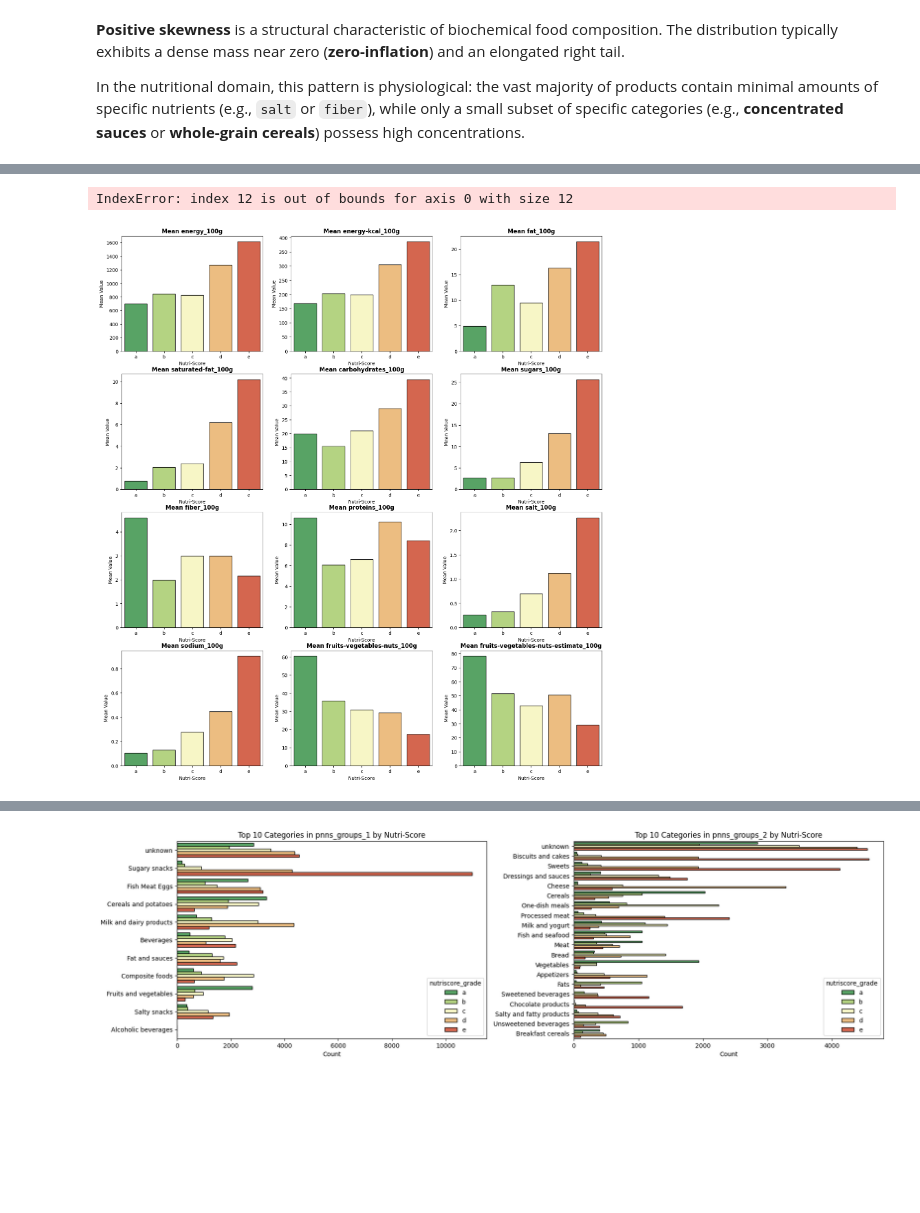
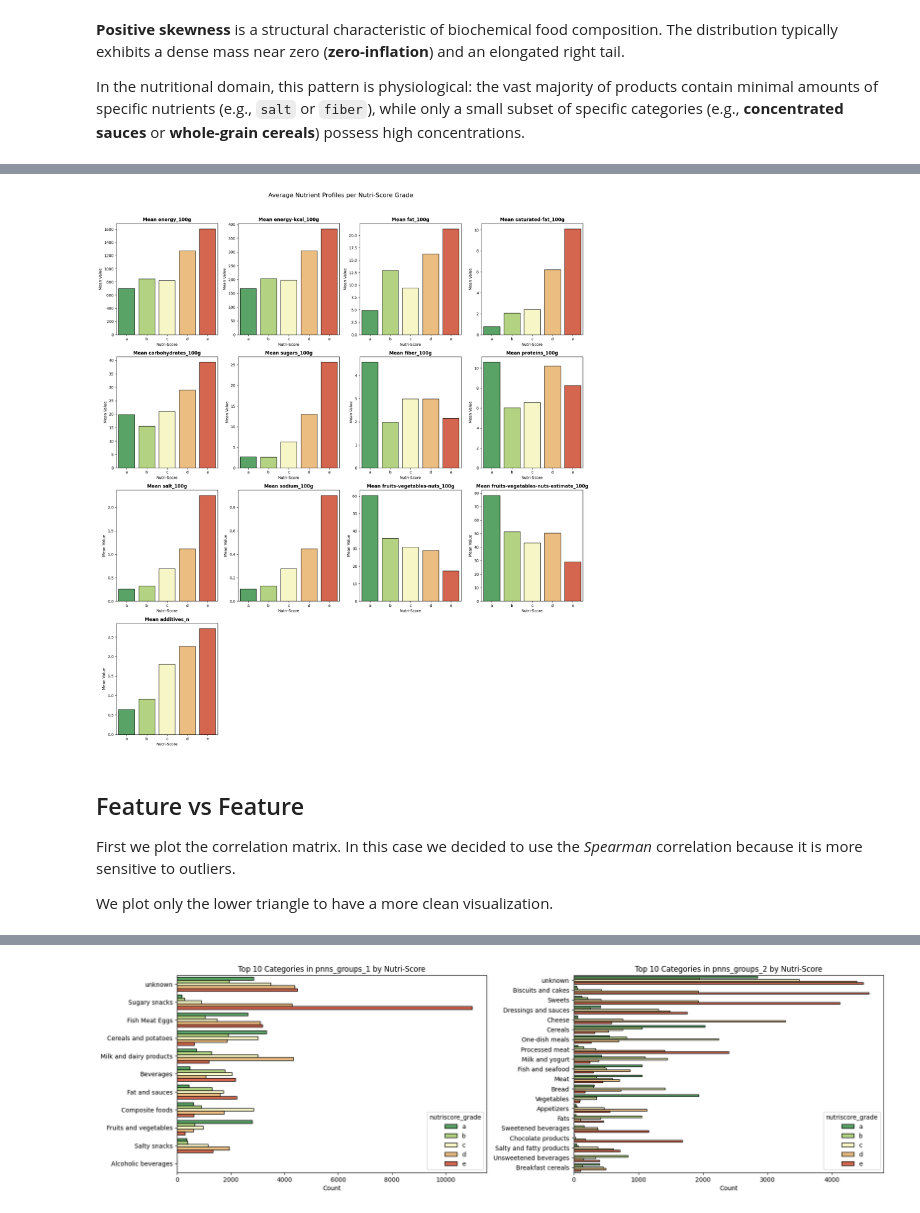
Before and after one commit to djacoo/ml-nutriscore-prediction, a Jupyter notebook: docs/notebooks/eda.ipynb, the cells around one changed output, grey strips where cells are left out. Saved outputs shown, nothing was run; the diff lists cells and outputs as text; code cells hidden in the pictures; blank space fills up the shorter version.

```diff
--- a/docs/notebooks/eda.ipynb
+++ b/docs/notebooks/eda.ipynb
@@ -124,7 +130,8 @@ valid_ranges = {
     'fiber_100g': (0, 100),
     'proteins_100g': (0, 100),
     'salt_100g': (0, 100),
-    'energy_100g': (0, 5000)
+    'energy_100g': (0, 5000),
+    'energy-kcal_100g': (0,1000)
 }
 
 print(f"Rows pre-cleaning: {df.shape[0]}")
@@ -246,35 +270,40 @@ plt.show()
 # %%
 nutriscore_means = df.groupby('nutriscore_grade')[numerical_features].mean()
 
-n_cols = 3
+n_cols = 4
 n_rows = 4
 
 fig, axes = plt.subplots(n_rows, n_cols, figsize=(18, 5 * n_rows))
 axes = axes.flatten()
 
 for i, col in enumerate(numerical_features):
     sns.barplot(
         x=nutriscore_means.index,
         y=nutriscore_means[col],
         palette='RdYlGn_r',
         hue=nutriscore_means.index,
         ax=axes[i],
         edgecolor='black'
     )
 
     axes[i].set_title(f'Mean {col}', fontsize=12, fontweight='bold')
     axes[i].set_xlabel('Nutri-Score')
     axes[i].set_ylabel('Mean Value')
 
 for j in range(i + 1, len(axes)):
     fig.delaxes(axes[j])
 
 plt.suptitle("Average Nutrient Profiles per Nutri-Score Grade", fontsize=16, y=1.02)
 plt.tight_layout()
 plt.show()
 # %% [output]
-IndexError: index 12 is out of bounds for axis 0 with size 12
-[figure, old version]
+[figure, new version]
+# %% [markdown]
+## Feature vs Feature
+
+First we plot the correlation matrix. In this case we decided to use the *Spearman* correlation because it is more sensitive to outliers.
+
+We plot only the lower triangle to have a more clean visualization.
 # %%
 corr_matrix = df[numerical_features].corr(method='spearman')
 
```
Also changed, not shown: parts of 20 cells of this notebook.
